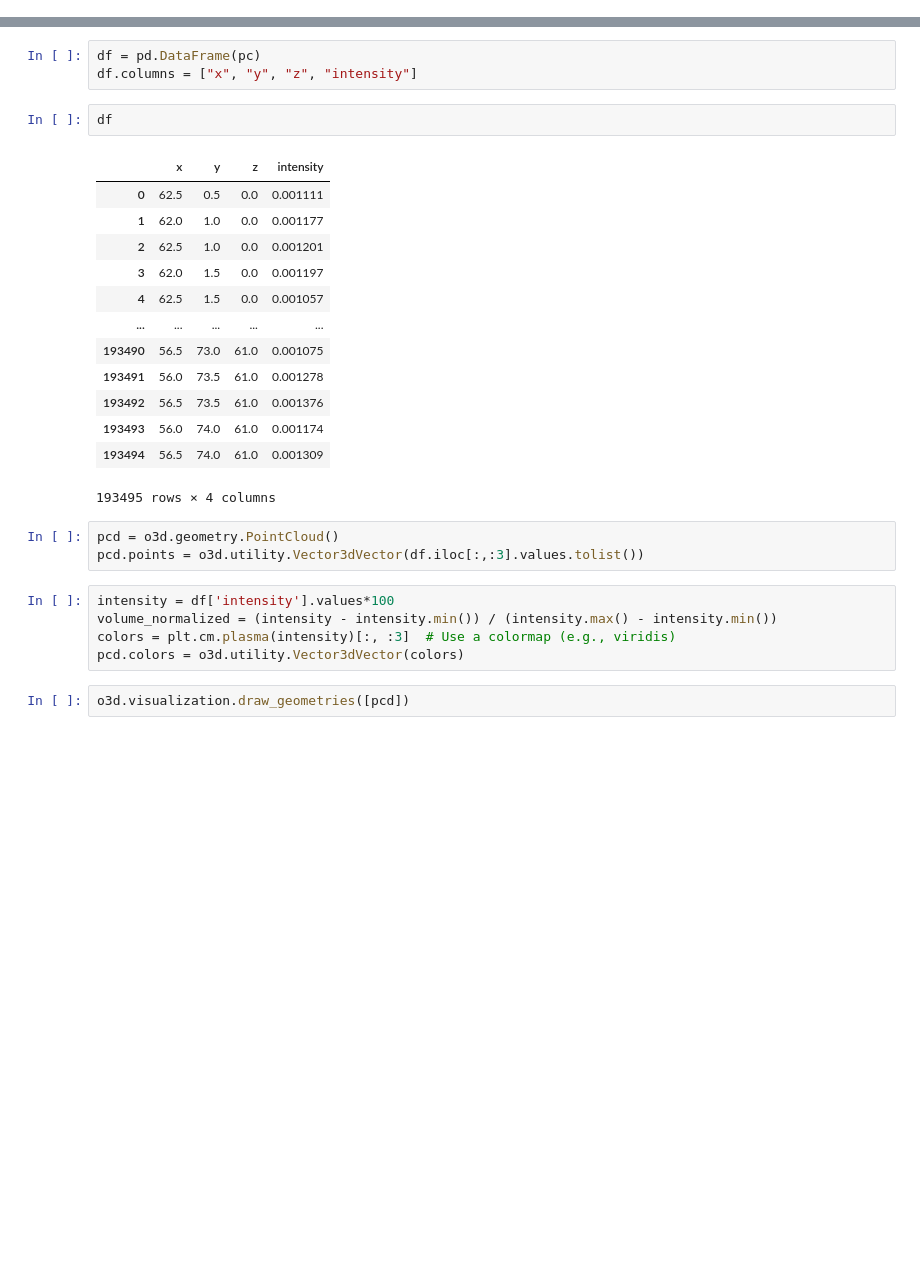
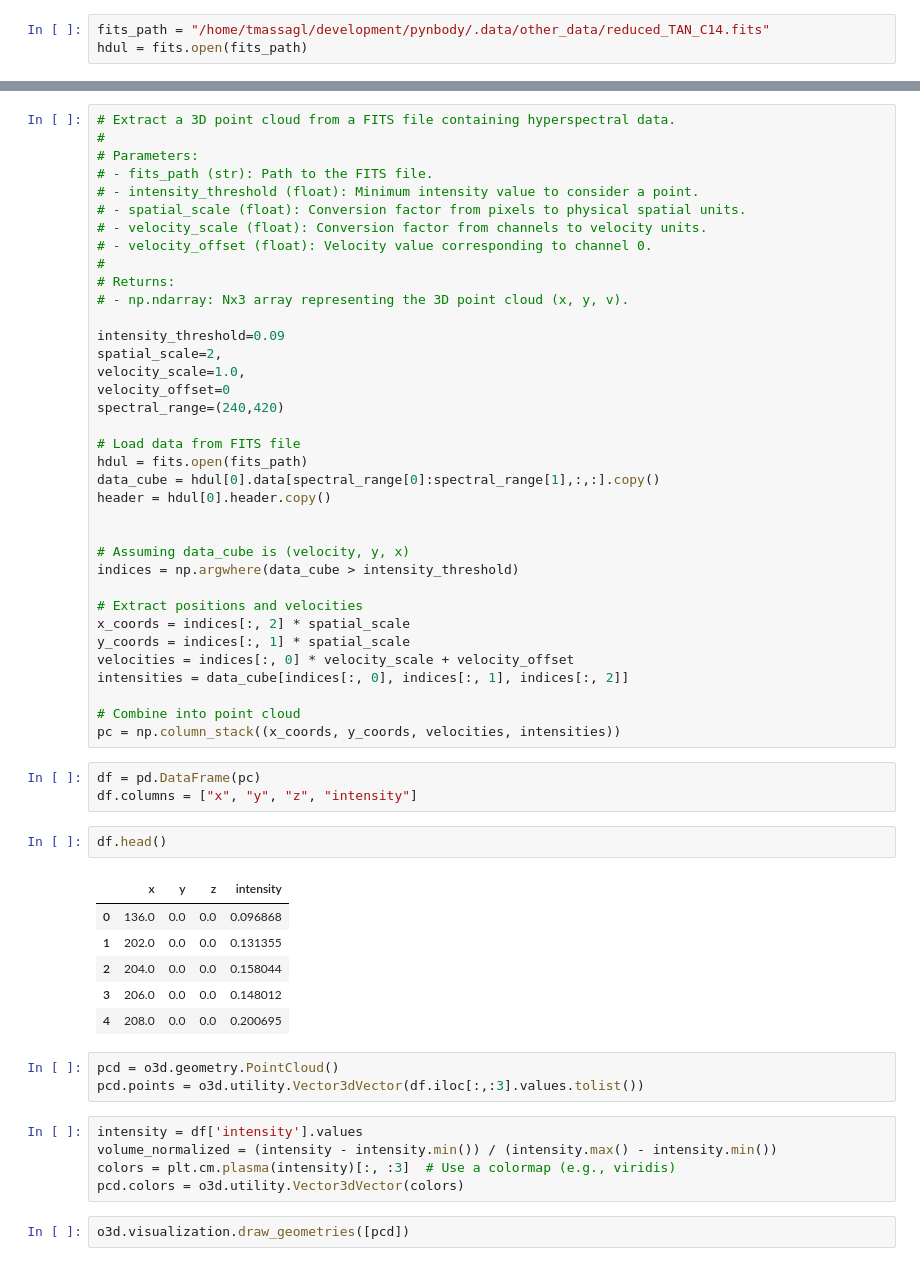
Before and after one commit to Astrovisio/data-experiments, a Jupyter notebook: test_fits2hdf.ipynb, the cells around one changed output, grey strips where cells are left out. Cells and saved outputs as stored; diff of their text form; blank space fills up the shorter version.

```diff
--- a/test_fits2hdf.ipynb
+++ b/test_fits2hdf.ipynb
@@ -47,0 +10,3 @@ pc = np.column_stack((x_coords, y_coords, velocities, intensities))
+# %%
+fits_path = "/home/tmassagl/development/pynbody/.data/other_data/reduced_TAN_C14.fits"
+hdul = fits.open(fits_path)
@@ -62,27 +49,56 @@ AttributeError: ("Header's '%s' card is missing, but required for this operation
+# %%
+# Extract a 3D point cloud from a FITS file containing hyperspectral data.
+#
+# Parameters:
+# - fits_path (str): Path to the FITS file.
+# - intensity_threshold (float): Minimum intensity value to consider a point.
+# - spatial_scale (float): Conversion factor from pixels to physical spatial units.
+# - velocity_scale (float): Conversion factor from channels to velocity units.
+# - velocity_offset (float): Velocity value corresponding to channel 0.
+#
+# Returns:
+# - np.ndarray: Nx3 array representing the 3D point cloud (x, y, v).
+
+intensity_threshold=0.09
+spatial_scale=2,
+velocity_scale=1.0,
+velocity_offset=0
+spectral_range=(240,420)
+
+# Load data from FITS file
+hdul = fits.open(fits_path)
+data_cube = hdul[0].data[spectral_range[0]:spectral_range[1],:,:].copy()
+header = hdul[0].header.copy()
+
+
+# Assuming data_cube is (velocity, y, x)
+indices = np.argwhere(data_cube > intensity_threshold)
+
+# Extract positions and velocities
+x_coords = indices[:, 2] * spatial_scale
+y_coords = indices[:, 1] * spatial_scale
+velocities = indices[:, 0] * velocity_scale + velocity_offset
+intensities = data_cube[indices[:, 0], indices[:, 1], indices[:, 2]]
+
+# Combine into point cloud
+pc = np.column_stack((x_coords, y_coords, velocities, intensities))
 # %%
 df = pd.DataFrame(pc)
 df.columns = ["x", "y", "z", "intensity"]
 # %%
-df
+df.head()
 # %% [output]
 |  | x | y | z | intensity |
-| 0 | 62.5 | 0.5 | 0.0 | 0.001111 |
-| 1 | 62.0 | 1.0 | 0.0 | 0.001177 |
-| 2 | 62.5 | 1.0 | 0.0 | 0.001201 |
-| 3 | 62.0 | 1.5 | 0.0 | 0.001197 |
-| 4 | 62.5 | 1.5 | 0.0 | 0.001057 |
-| ... | ... | ... | ... | ... |
-| 193490 | 56.5 | 73.0 | 61.0 | 0.001075 |
-| 193491 | 56.0 | 73.5 | 61.0 | 0.001278 |
-| 193492 | 56.5 | 73.5 | 61.0 | 0.001376 |
-| 193493 | 56.0 | 74.0 | 61.0 | 0.001174 |
-| 193494 | 56.5 | 74.0 | 61.0 | 0.001309 |
+| 0 | 136.0 | 0.0 | 0.0 | 0.096868 |
+| 1 | 202.0 | 0.0 | 0.0 | 0.131355 |
+| 2 | 204.0 | 0.0 | 0.0 | 0.158044 |
+| 3 | 206.0 | 0.0 | 0.0 | 0.148012 |
+| 4 | 208.0 | 0.0 | 0.0 | 0.200695 |
-193495 rows × 4 columns
 # %%
 pcd = o3d.geometry.PointCloud()
 pcd.points = o3d.utility.Vector3dVector(df.iloc[:,:3].values.tolist())
 # %%
-intensity = df['intensity'].values*100
+intensity = df['intensity'].values
 volume_normalized = (intensity - intensity.min()) / (intensity.max() - intensity.min())
 colors = plt.cm.plasma(intensity)[:, :3]  # Use a colormap (e.g., viridis)
 pcd.colors = o3d.utility.Vector3dVector(colors)
```
Also changed, not shown: parts of 7 cells of this notebook, 1 other file.
